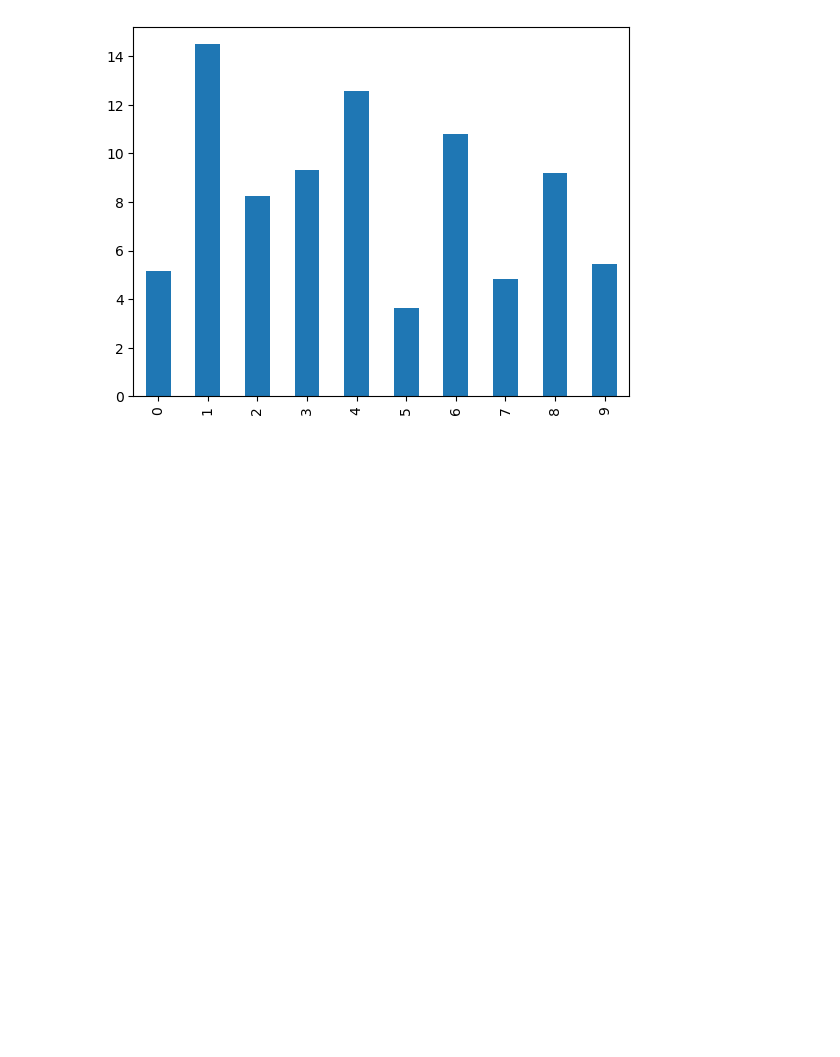
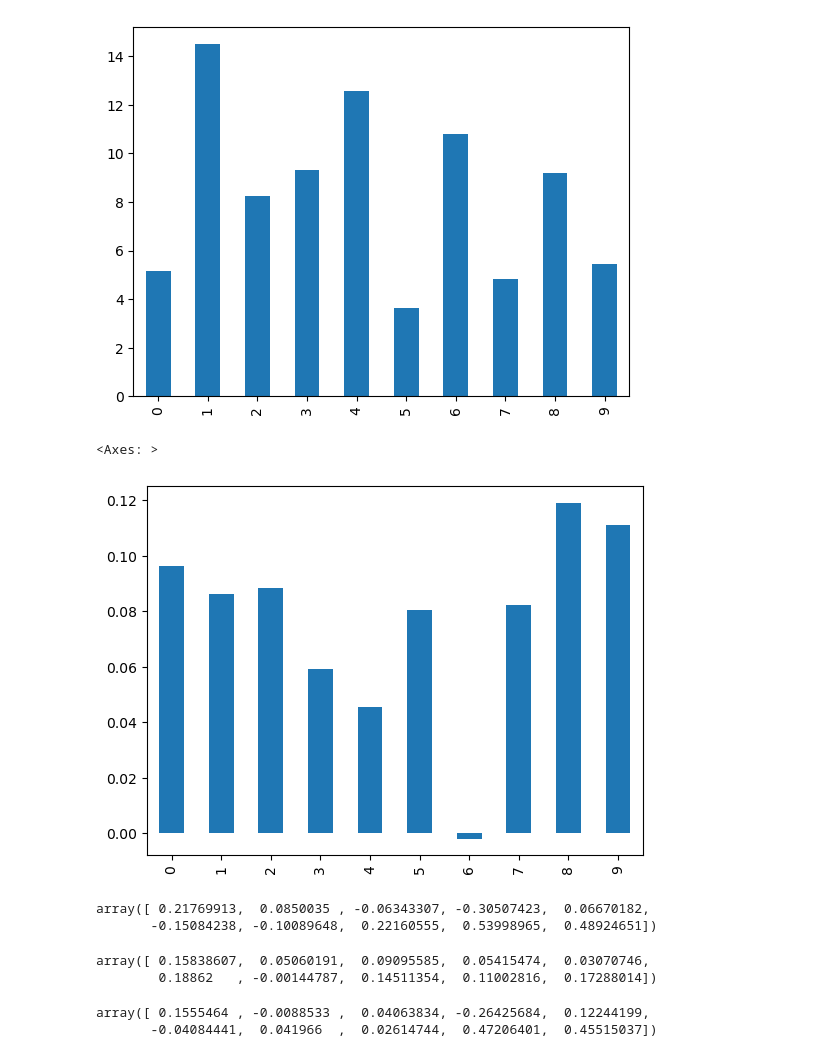
Before and after one commit to marcuskastevens/quant_research, a Jupyter notebook: expected_return_agnostic_portfolio_optimization.ipynb, the cells around one changed output. Cells and saved outputs as stored; diff of their text form; code cells hidden in the pictures; blank space fills up the shorter version.

```diff
--- a/expected_return_agnostic_portfolio_optimization.ipynb
+++ b/expected_return_agnostic_portfolio_optimization.ipynb
@@ -528,3 +528,23 @@ pd.Series(np.diag(pd.DataFrame(C))).plot(kind="bar")
 # %% [output]
 <Axes: >
 [figure]
+# %%
+pd.Series(alphas).plot(kind="bar")
+# %% [output]
+<Axes: >
+[figure, added]
+# %%
+np.linalg.inv(C).dot(alphas) / np.sum(np.linalg.inv(C).dot(alphas))
+# %% [output]
+array([ 0.21769913,  0.0850035 , -0.06343307, -0.30507423,  0.06670182,
+       -0.15084238, -0.10089648,  0.22160555,  0.53998965,  0.48924651])
+# %%
+np.linalg.inv(C_shrunken).dot(alphas) / np.sum(np.linalg.inv(C_shrunken).dot(alphas))
+# %% [output]
+array([ 0.15838607,  0.05060191,  0.09095585,  0.05415474,  0.03070746,
+        0.18862   , -0.00144787,  0.14511354,  0.11002816,  0.17288014])
+# %%
+np.linalg.inv(C).dot(np.ones(n)) / np.sum(np.linalg.inv(C).dot(np.ones(n)))
+# %% [output]
+array([ 0.1555464 , -0.0088533 ,  0.04063834, -0.26425684,  0.12244199,
+       -0.04084441,  0.041966  ,  0.02614744,  0.47206401,  0.45515037])
```
Also changed, not shown: parts of 23 cells of this notebook.
